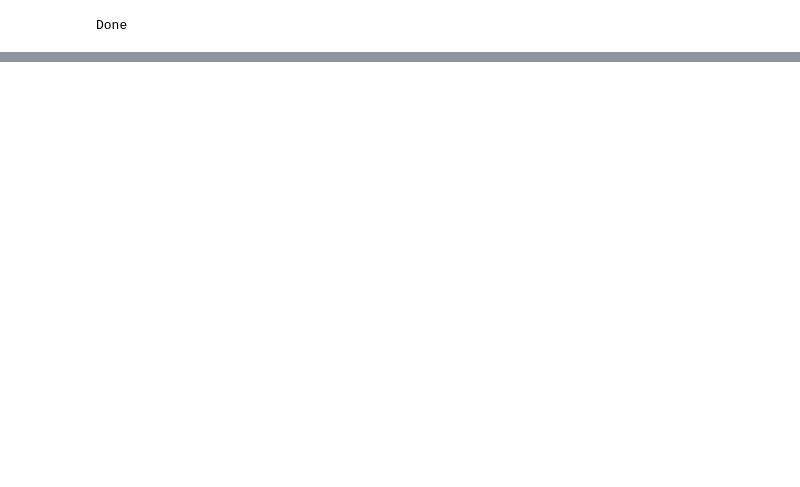
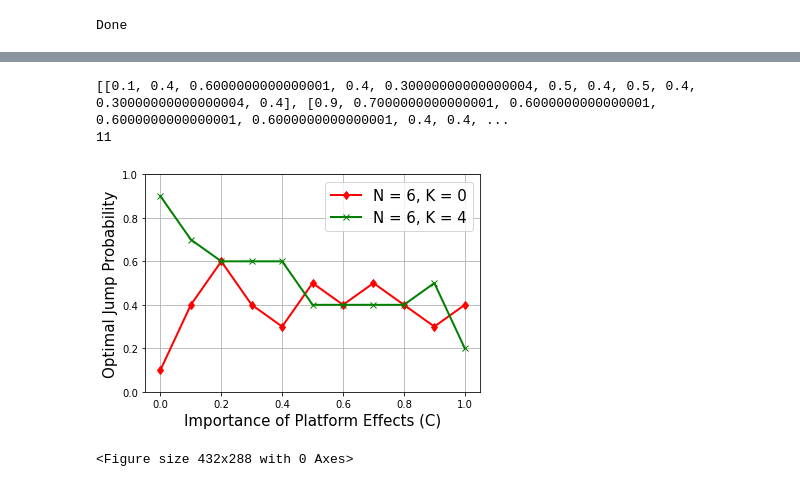
Before and after one commit to SbstnErhrdt/simulation-methods-project, a Jupyter notebook: NK_new.ipynb, the cells around one changed output, grey strips where cells are left out. Saved outputs shown, nothing was run; the diff lists cells and outputs as text; code cells hidden in the pictures; blank space fills up the shorter version.

```diff
--- a/NK_new.ipynb
+++ b/NK_new.ipynb
@@ -490,7 +458,8 @@ def run_report(results, N, K, C, p_jumps):
     return report
 # %%
 Ks_report = [0,4]
-Cs_report = [0,0.5,1]
+Cs_report = np.arange(0, 1, 0.1).tolist()
+Cs_report.append(1)
 N = 6
 reports = []
 
@@ -507,0 +488,4 @@ The maximum fitness under N = 6, K = 4, C = 1 appears for the jump probability 0
+# %%
+max_fit_arr = []
+for report in reports:
+    max_fit_arr.append(report["max_p_jump"])
@@ -507,0 +512,36 @@ The maximum fitness under N = 6, K = 4, C = 1 appears for the jump probability 0
+# %%
+max_fit_arr_0 = max_fit_arr[0:11]
+max_fit_arr_1 = max_fit_arr[11:22]
+max_fit_arr_both = [max_fit_arr_0, max_fit_arr_1]
+print(max_fit_arr_both)
+print(len(max_fit_arr_both[1]))
+# %% [output]
+[[0.1, 0.4, 0.6000000000000001, 0.4, 0.30000000000000004, 0.5, 0.4, 0.5, 0.4, 0.30000000000000004, 0.4], [0.9, 0.7000000000000001, 0.6000000000000001, 0.6000000000000001, 0.6000000000000001, 0.4, 0.4, ...
+11
+# %%
+colors_max_fit = ['r','g']
+markers_max_fit = ['d','x']
+N = 6
+Ks = [0,4]
+i= 0
+for K in Ks:
+    plt.plot(Cs,
+             max_fit_arr_both[i],
+             color=colors_max_fit[i],
+             linewidth=2,
+             label='N = '+str(N)+', K = '+str(K),
+             marker=markers_max_fit[i],
+            )
+
+    i+=1
+
+plt.ylim(0, 1)
+plt.legend(loc=1,prop={'size':15})
+plt.xlabel('Importance of Platform Effects (C)', size=15)
+plt.ylabel('Optimal Jump Probability', size=15)
+plt.grid(True)
+plt.show()
+plt.clf()
+# %% [output]
+[figure, added]
+<Figure size 432x288 with 0 Axes>
```
Also changed, not shown: parts of 21 cells of this notebook.
